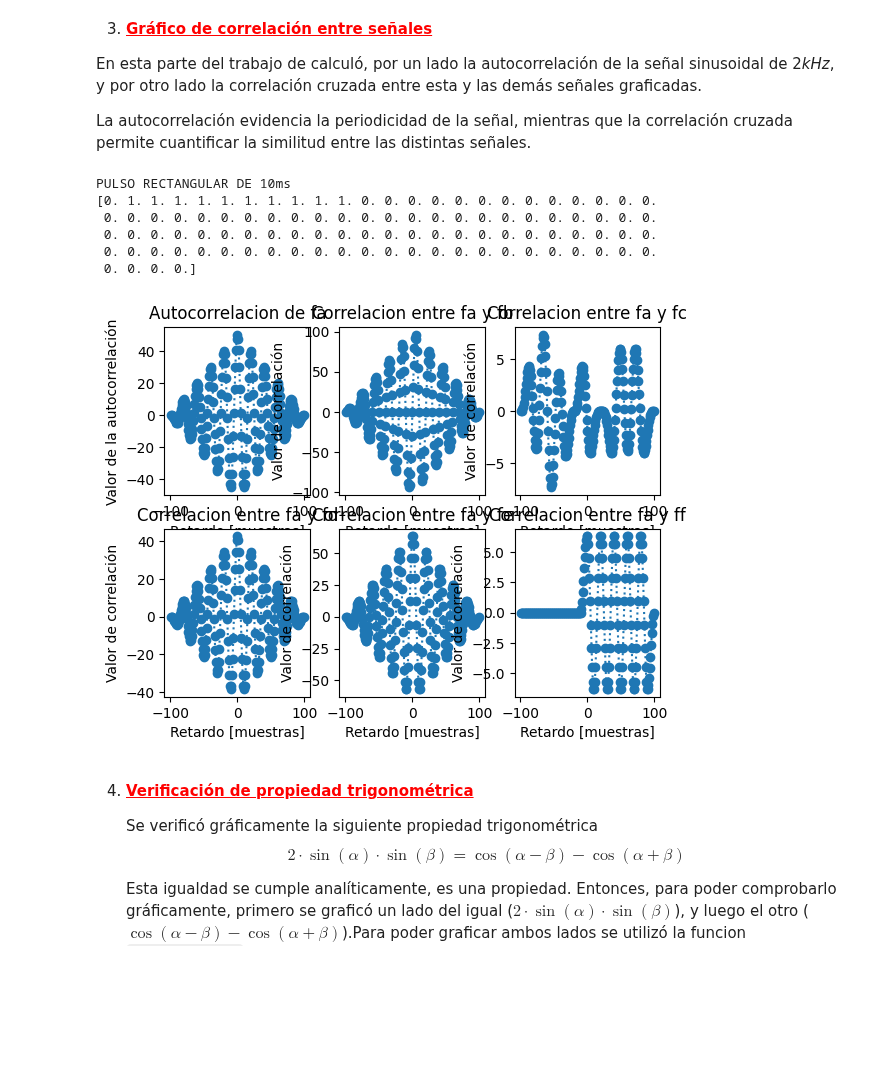
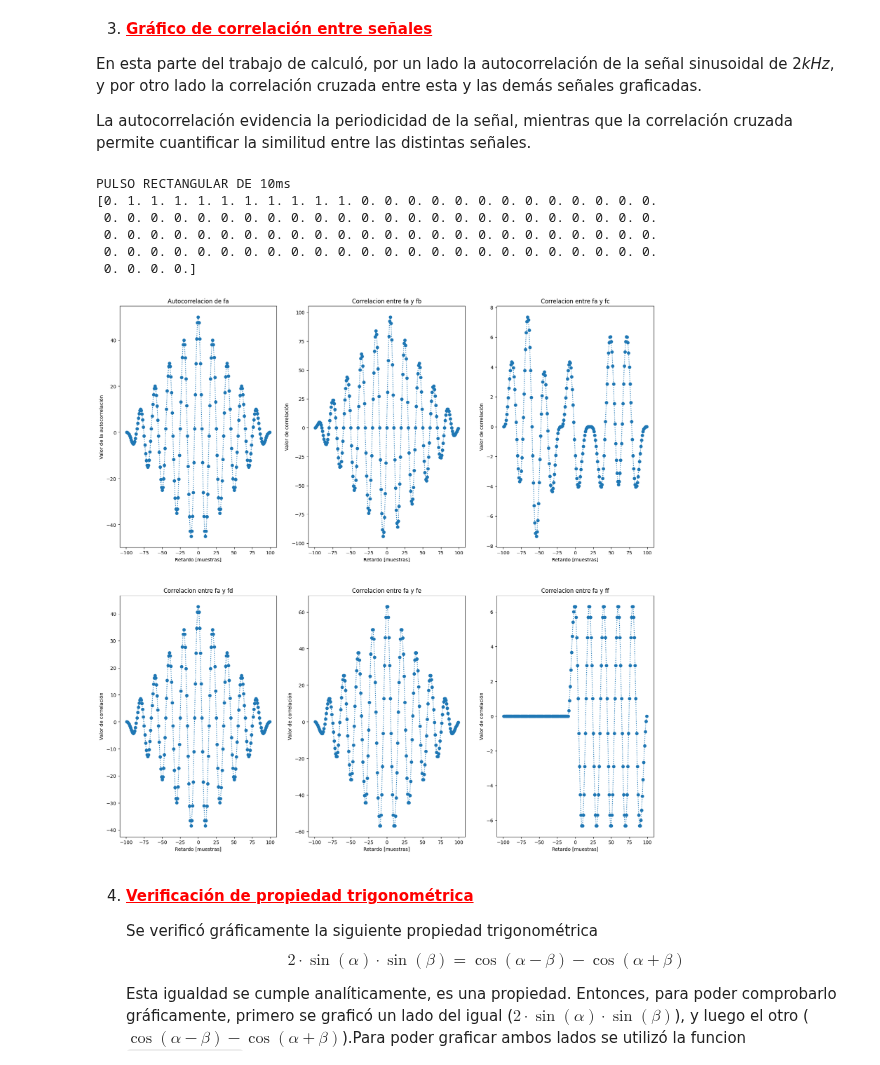
Before and after one commit to Catalina-git/APS, a Jupyter notebook: TP1 - Síntesis de señales/TS1.ipynb, the cells around one changed output. Cells and saved outputs as stored; diff of their text form; code cells hidden in the pictures; blank space fills up the shorter version.

```diff
--- a/TP1 - Síntesis de señales/TS1.ipynb
+++ b/TP1 - Síntesis de señales/TS1.ipynb
@@ -436,34 +436,35 @@ plt.title('Correlacion entre fa y fc')
 plt.plot(eje,rxx3, 'o:')
 plt.xlabel('Retardo [muestras]')
 plt.ylabel('Valor de correlación')
 
 plt.subplot(2,3,4)
 plt.title('Correlacion entre fa y fd')
 plt.plot(eje,rxx4, 'o:')
 plt.xlabel('Retardo [muestras]')
 plt.ylabel('Valor de correlación')
 
 plt.subplot(2,3,5)
 plt.title('Correlacion entre fa y fe')
 plt.plot(eje,rxx5, 'o:')
 plt.xlabel('Retardo [muestras]')
 plt.ylabel('Valor de correlación')
 
 plt.subplot(2,3,6)
 plt.title('Correlacion entre fa y ff')
 plt.plot(eje,rxx6, 'o:')
 plt.xlabel('Retardo [muestras]')
 plt.ylabel('Valor de correlación')
 
+plt.tight_layout() # Ajusta el espacio entre subplots
 plt.show()
 # %% [output]
 PULSO RECTANGULAR DE 10ms
 [0. 1. 1. 1. 1. 1. 1. 1. 1. 1. 1. 0. 0. 0. 0. 0. 0. 0. 0. 0. 0. 0. 0. 0.
  0. 0. 0. 0. 0. 0. 0. 0. 0. 0. 0. 0. 0. 0. 0. 0. 0. 0. 0. 0. 0. 0. 0. 0.
  0. 0. 0. 0. 0. 0. 0. 0. 0. 0. 0. 0. 0. 0. 0. 0. 0. 0. 0. 0. 0. 0. 0. 0.
  0. 0. 0. 0. 0. 0. 0. 0. 0. 0. 0. 0. 0. 0. 0. 0. 0. 0. 0. 0. 0. 0. 0. 0.
  0. 0. 0. 0.]
-[figure, old version]
+[figure, new version]
 # %% [markdown]
 4) <font color=red><u> **Verificación de propiedad trigonométrica</u><font>**
 
```
Also changed, not shown: parts of 3 cells of this notebook.
